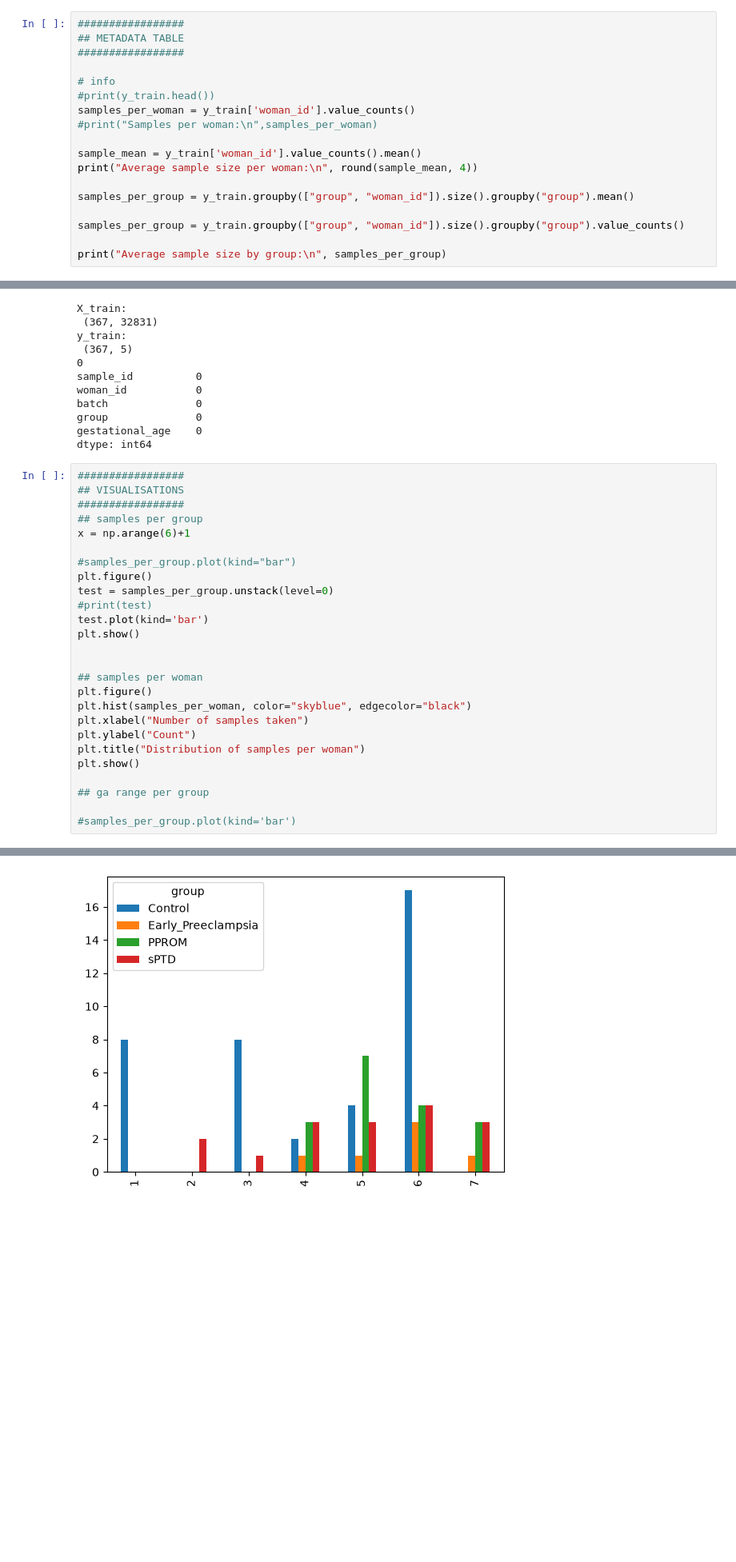
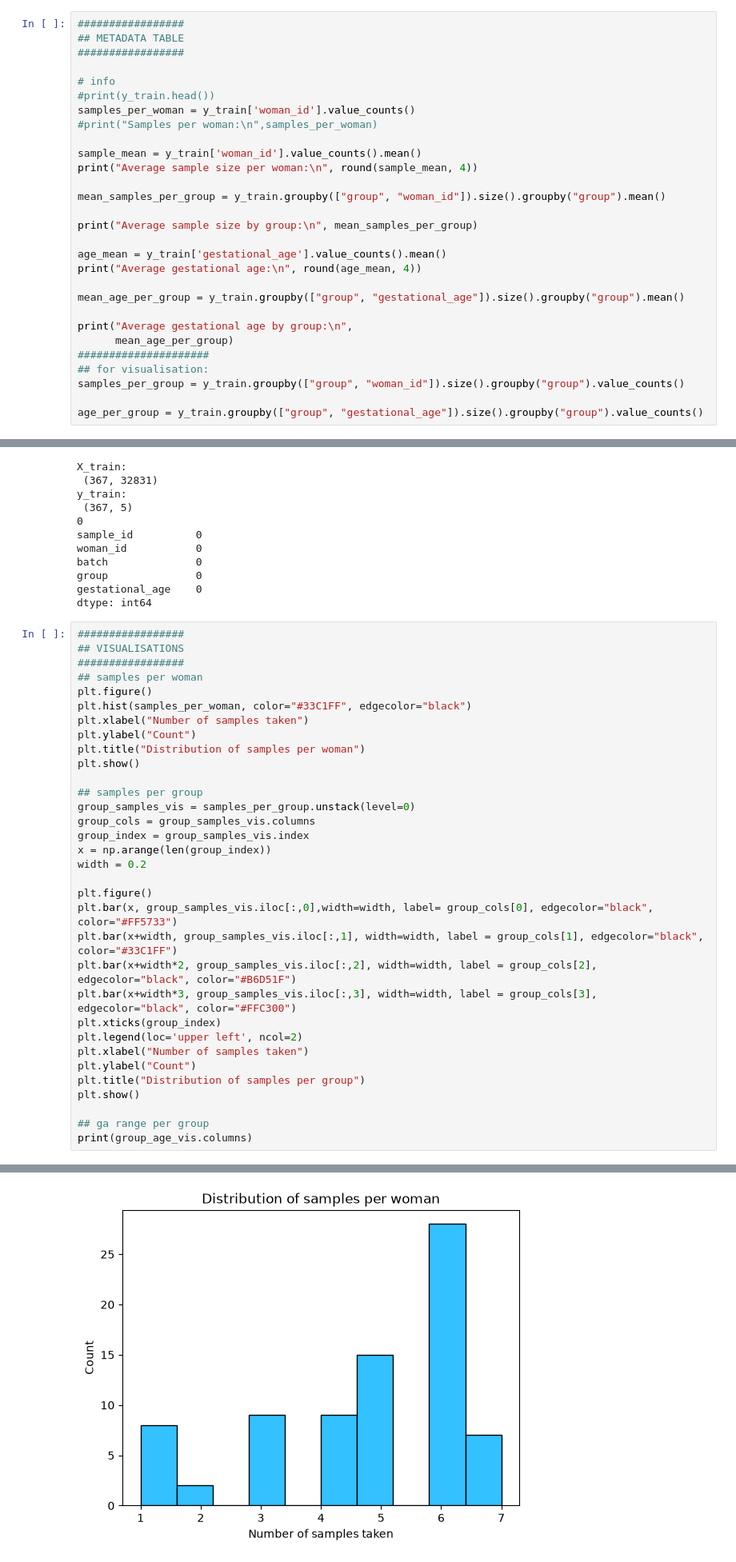
Before and after one commit to katioverboard/MLLS-projects, a Jupyter notebook: projectA.ipynb, the cells around one changed output, grey strips where cells are left out. Shown at 80% size. Saved outputs shown, nothing was run; the diff lists cells and outputs as text; blank space fills up the shorter version.

Commit message:
More graphs

```diff
--- a/projectA.ipynb
+++ b/projectA.ipynb
@@ -34,11 +35,22 @@ samples_per_woman = y_train['woman_id'].value_counts()
 sample_mean = y_train['woman_id'].value_counts().mean()
 print("Average sample size per woman:\n", round(sample_mean, 4))
 
-samples_per_group = y_train.groupby(["group", "woman_id"]).size().groupby("group").mean()
+mean_samples_per_group = y_train.groupby(["group", "woman_id"]).size().groupby("group").mean()
 
+print("Average sample size by group:\n", mean_samples_per_group)
+
+age_mean = y_train['gestational_age'].value_counts().mean()
+print("Average gestational age:\n", round(age_mean, 4))
+
+mean_age_per_group = y_train.groupby(["group", "gestational_age"]).size().groupby("group").mean()
+
+print("Average gestational age by group:\n",
+      mean_age_per_group)
+#####################
+## for visualisation:
 samples_per_group = y_train.groupby(["group", "woman_id"]).size().groupby("group").value_counts()
 
-print("Average sample size by group:\n", samples_per_group)
+age_per_group = y_train.groupby(["group", "gestational_age"]).size().groupby("group").value_counts()
 # %% [output]
 Average sample size per woman:
  4.7051
@@ -89,26 +114,33 @@ dtype: int64
 #################
 ## VISUALISATIONS
 #################
-## samples per group
-x = np.arange(6)+1
-
-#samples_per_group.plot(kind="bar")
-plt.figure()
-test = samples_per_group.unstack(level=0)
-#print(test)
-test.plot(kind='bar')
-plt.show()
-
-
 ## samples per woman
 plt.figure()
-plt.hist(samples_per_woman, color="skyblue", edgecolor="black")
+plt.hist(samples_per_woman, color="#33C1FF", edgecolor="black")
 plt.xlabel("Number of samples taken")
 plt.ylabel("Count")
 plt.title("Distribution of samples per woman")
 plt.show()
 
+## samples per group
+group_samples_vis = samples_per_group.unstack(level=0)
+group_cols = group_samples_vis.columns
+group_index = group_samples_vis.index
+x = np.arange(len(group_index))
+width = 0.2
+
+plt.figure()
+plt.bar(x, group_samples_vis.iloc[:,0],width=width, label= group_cols[0], edgecolor="black", color="#FF5733")
+plt.bar(x+width, group_samples_vis.iloc[:,1], width=width, label = group_cols[1], edgecolor="black", color="#33C1FF")
+plt.bar(x+width*2, group_samples_vis.iloc[:,2], width=width, label = group_cols[2], edgecolor="black", color="#B6D51F")
+plt.bar(x+width*3, group_samples_vis.iloc[:,3], width=width, label = group_cols[3], edgecolor="black", color="#FFC300")
+plt.xticks(group_index)
+plt.legend(loc='upper left', ncol=2)
+plt.xlabel("Number of samples taken")
+plt.ylabel("Count")
+plt.title("Distribution of samples per group")
+plt.show()
+
 ## ga range per group
-
-#samples_per_group.plot(kind='bar')
+print(group_age_vis.columns)
 # %% [output]
@@ -116 +147 @@ plt.show()
-[figure, old version]
+[figure, new version]
```
Also changed, not shown: parts of 5 cells of this notebook.
